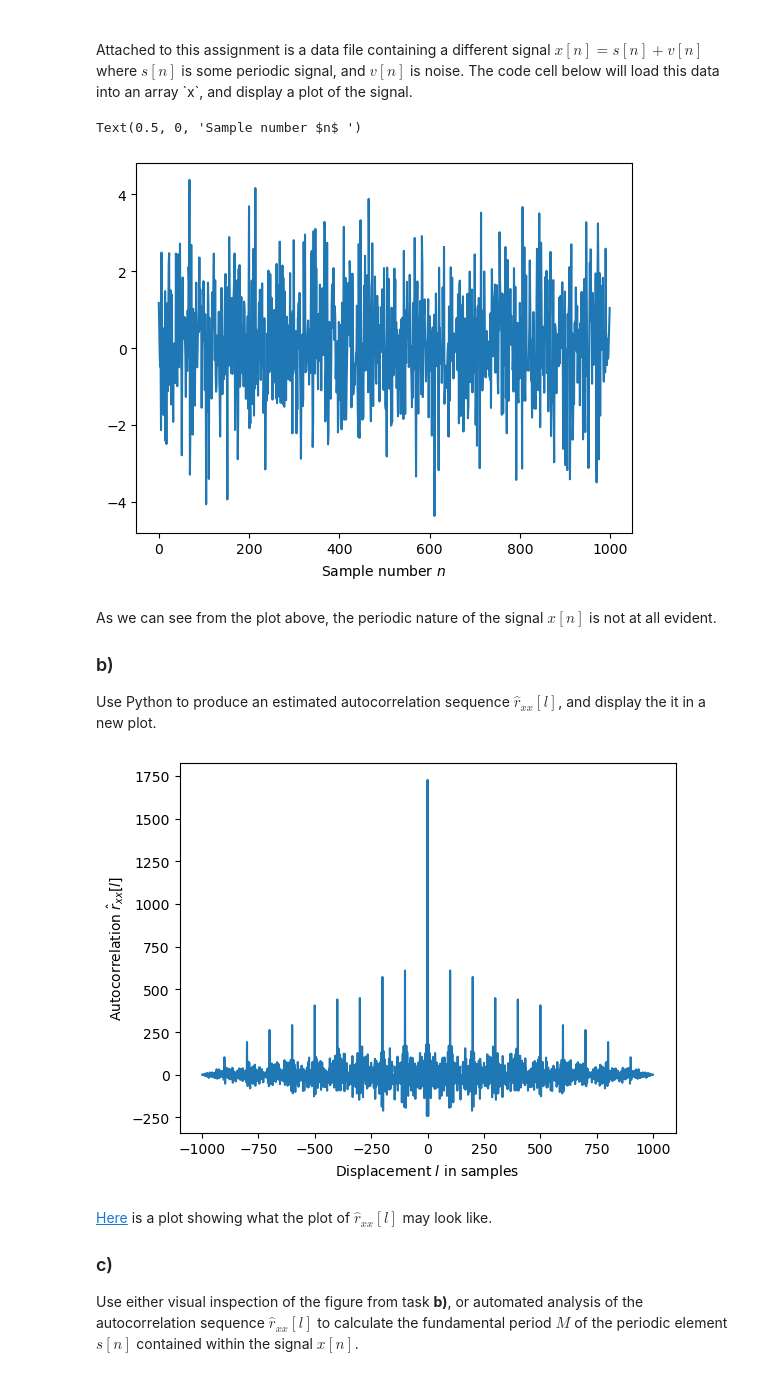
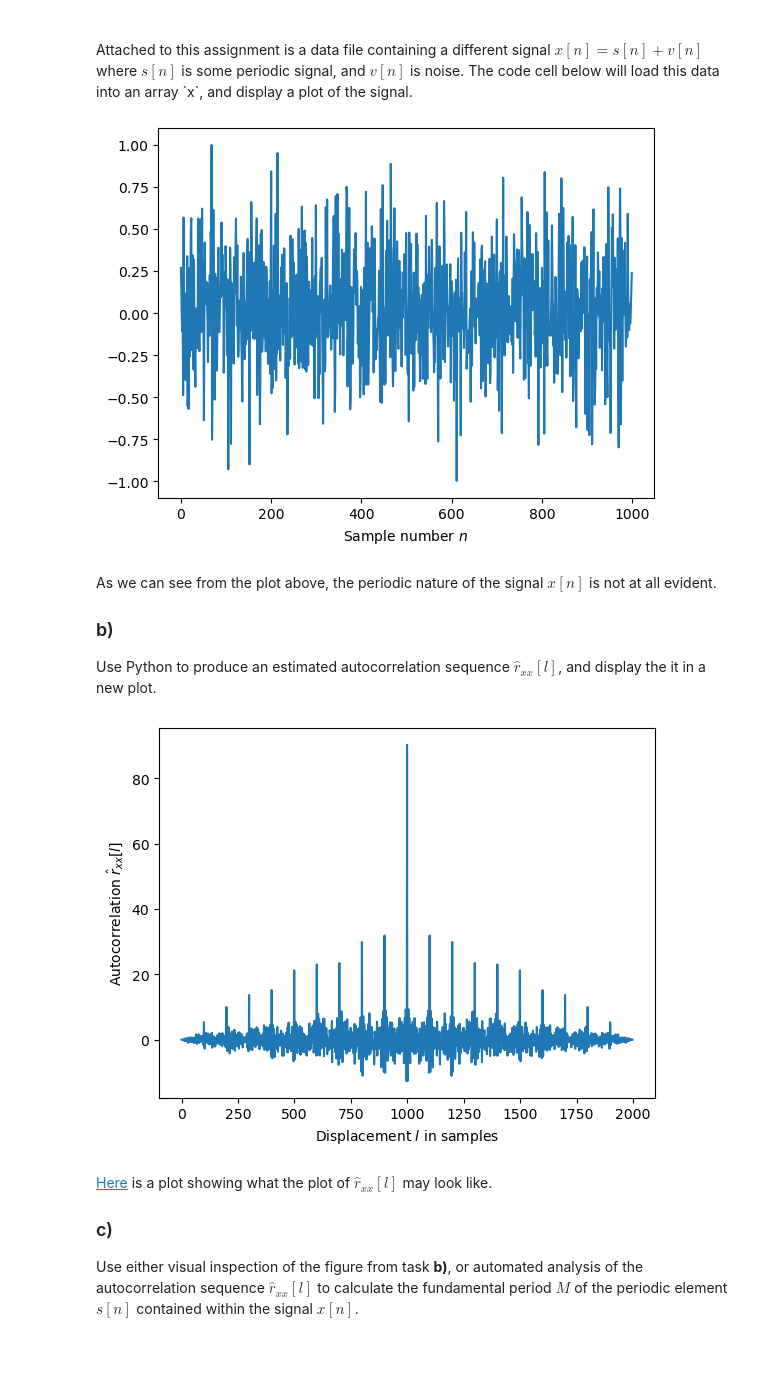
Before and after one commit to JalmaGit/AIS2201_Exercises, a Jupyter notebook: Exercise_8/Problem_3.ipynb, the cells around one changed output. Cells and saved outputs as stored; diff of their text form; code cells hidden in the pictures.

```diff
--- a/Exercise_8/Problem_3.ipynb
+++ b/Exercise_8/Problem_3.ipynb
@@ -96,12 +98,14 @@ Attached to this assignment is a data file containing a different signal $x[n] =
 # %%
 from scipy.io import loadmat
 data = loadmat("data/autocorr.mat", squeeze_me=True)
 x = data['x']
+x = x/max(abs(x))
+
 plt.plot(x)
 plt.xlabel("Sample number $n$ ")
+plt.show()
 # %% [output]
-Text(0.5, 0, 'Sample number $n$ ')
-[figure, old version]
+[figure, new version]
 # %% [markdown]
 As we can see from the plot above, the periodic nature of the signal $x[n]$ is not at all evident.
 
@@ -110,12 +114,20 @@ As we can see from the plot above, the periodic nature of the signal $x[n]$ is n
 Use Python to produce an estimated autocorrelation sequence $\hat{r}_{xx}[l]$, and display the it in a new plot.
 # %%
 
-plt.plot(np.arange(-len(x)+1, len(x)), np.correlate(x, x, mode="full"))
+xcorr = np.correlate(x, x, mode="full")
+
+xcorr = xcorr/max(abs(x))
+
+Xm = np.fft.fft(xcorr)
+
+#plt.plot(np.arange(-len(x)+1, len(x)), xcorr)
+plt.plot(xcorr)
 plt.xlabel("Displacement $l$ in samples")
 plt.ylabel("Autocorrelation $\\hat{r}_{xx}[l]$")
 plt.savefig("Figurer/task3b_lf.png")
+plt.show()
 # %% [output]
-[figure, old version]
+[figure, new version]
 # %% [markdown]
 [Here](Figurer/task3b_lf.png) is a plot showing what the plot of $\hat{r}_{xx}[l]$ may look like.
 
```
Also changed, not shown: parts of 2 cells of this notebook, 5 other files.
